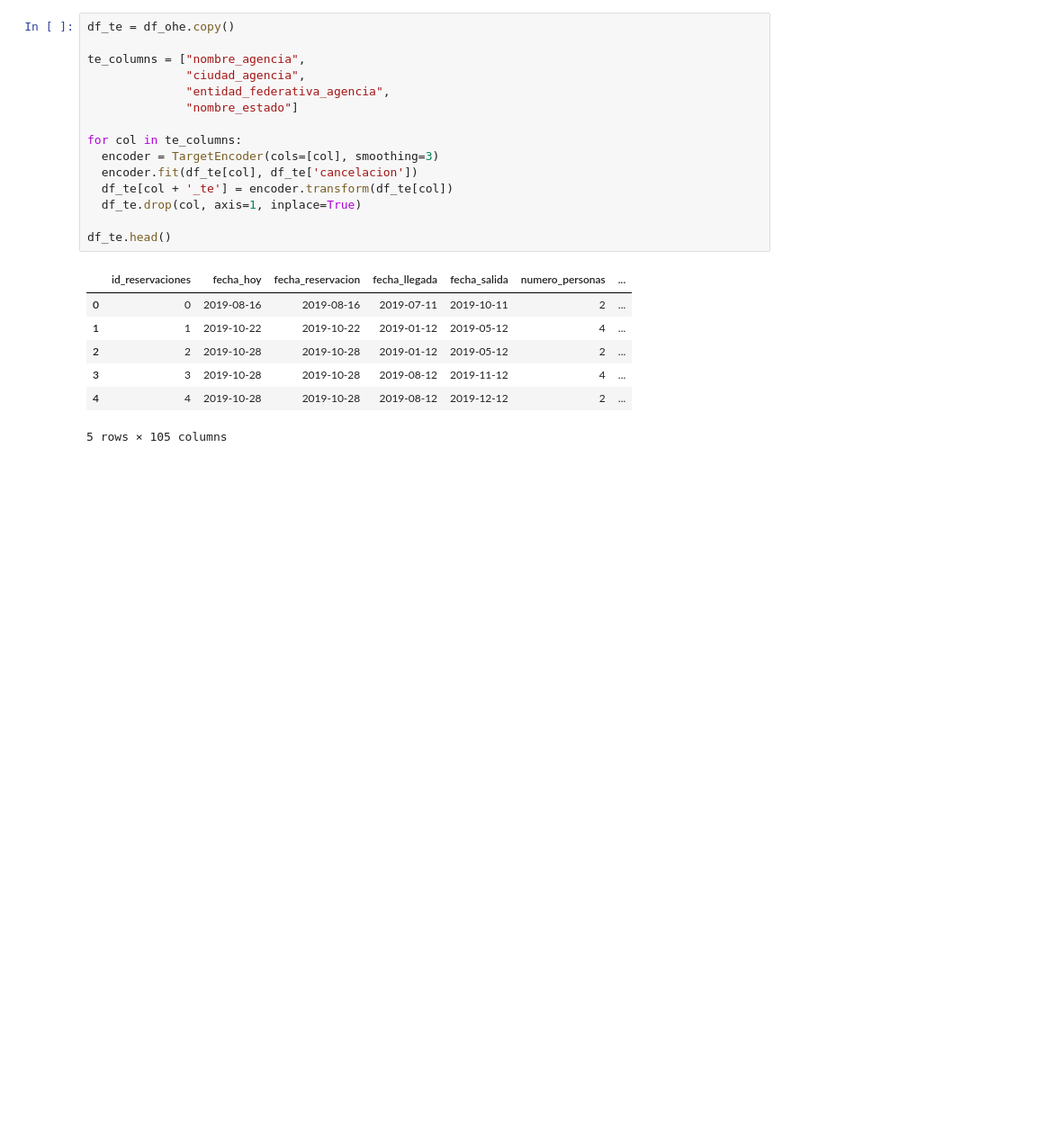
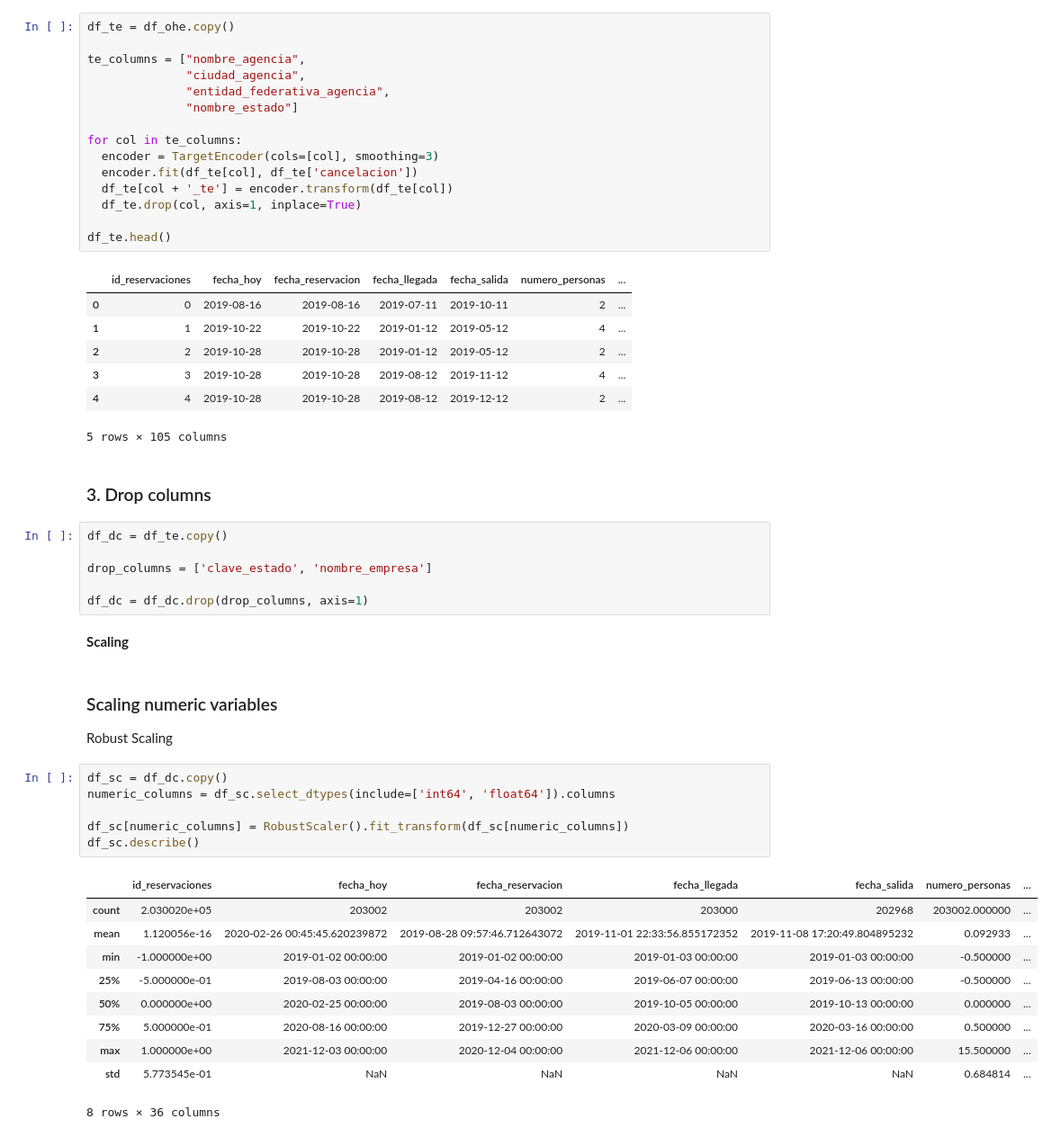
Before and after one commit to EstebanPerez25/Proyecto-Final-IDM, a Jupyter notebook: Feature_Engineering.ipynb, the cells around one changed output. Shown: that part at 90% size. Saved outputs shown, nothing was run; the diff lists cells and outputs as text; blank space fills up the shorter version.

```diff
--- a/Feature_Engineering.ipynb
+++ b/Feature_Engineering.ipynb
@@ -176,3 +177,34 @@ df_te.head()
 | 3 | 3 | 2019-10-28 | 2019-10-28 | 2019-08-12 | 2019-11-12 | 4 | ... |
 | 4 | 4 | 2019-10-28 | 2019-10-28 | 2019-08-12 | 2019-12-12 | 2 | ... |
 5 rows × 105 columns
+# %% [markdown]
+### 3. Drop columns
+# %%
+df_dc = df_te.copy()
+
+drop_columns = ['clave_estado', 'nombre_empresa']
+
+df_dc = df_dc.drop(drop_columns, axis=1)
+# %% [markdown]
+**Scaling**
+# %% [markdown]
+### Scaling numeric variables
+
+Robust Scaling
+# %%
+df_sc = df_dc.copy()
+numeric_columns = df_sc.select_dtypes(include=['int64', 'float64']).columns
+
+df_sc[numeric_columns] = RobustScaler().fit_transform(df_sc[numeric_columns])
+df_sc.describe()
+# %% [output]
+|  | id_reservaciones | fecha_hoy | fecha_reservacion | fecha_llegada | fecha_salida | numero_personas | ... |
+| count | 2.030020e+05 | 203002 | 203002 | 203000 | 202968 | 203002.000000 | ... |
+| mean | 1.120056e-16 | 2020-02-26 00:45:45.620239872 | 2019-08-28 09:57:46.712643072 | 2019-11-01 22:33:56.855172352 | 2019-11-08 17:20:49.804895232 | 0.092933 | ... |
+| min | -1.000000e+00 | 2019-01-02 00:00:00 | 2019-01-02 00:00:00 | 2019-01-03 00:00:00 | 2019-01-03 00:00:00 | -0.500000 | ... |
+| 25% | -5.000000e-01 | 2019-08-03 00:00:00 | 2019-04-16 00:00:00 | 2019-06-07 00:00:00 | 2019-06-13 00:00:00 | -0.500000 | ... |
+| 50% | 0.000000e+00 | 2020-02-25 00:00:00 | 2019-08-03 00:00:00 | 2019-10-05 00:00:00 | 2019-10-13 00:00:00 | 0.000000 | ... |
+| 75% | 5.000000e-01 | 2020-08-16 00:00:00 | 2019-12-27 00:00:00 | 2020-03-09 00:00:00 | 2020-03-16 00:00:00 | 0.500000 | ... |
+| max | 1.000000e+00 | 2021-12-03 00:00:00 | 2020-12-04 00:00:00 | 2021-12-06 00:00:00 | 2021-12-06 00:00:00 | 15.500000 | ... |
+| std | 5.773545e-01 | NaN | NaN | NaN | NaN | 0.684814 | ... |
+8 rows × 36 columns
```
Also changed, not shown: parts of 1 cell of this notebook.
